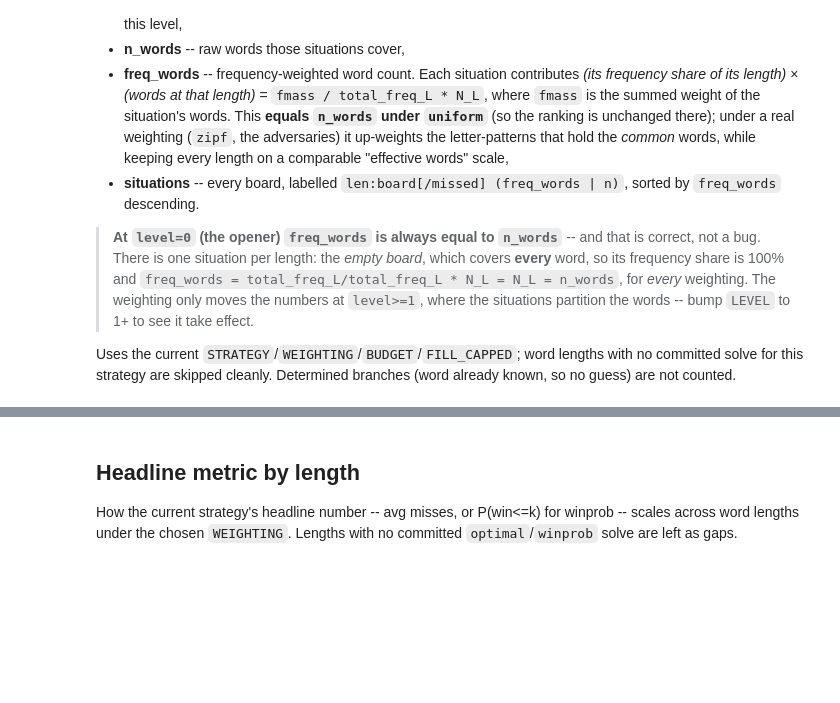
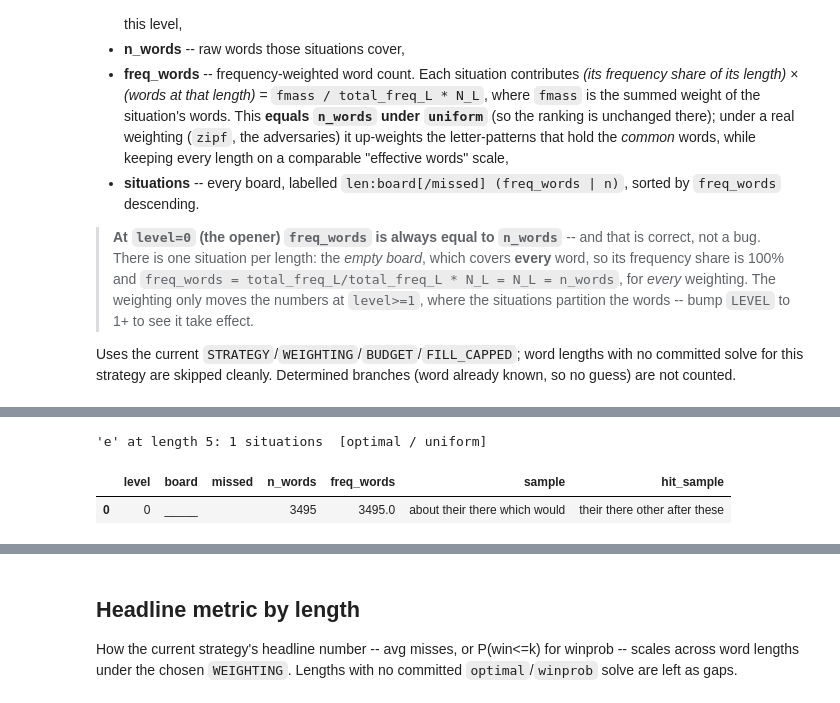
Before and after one commit to Ballpark-Figures/hangman, a Jupyter notebook: math/notebooks/strategy_explorer.ipynb, the cells around one changed output, grey strips where cells are left out. Saved outputs shown, nothing was run; the diff lists cells and outputs as text; code cells hidden in the pictures; blank space fills up the shorter version.

```diff
--- a/math/notebooks/strategy_explorer.ipynb
+++ b/math/notebooks/strategy_explorer.ipynb
@@ -406,0 +447,57 @@ with pd.option_context('display.max_colwidth', None):
+# %%
+LETTER   = 'e'       # <-- the guessed letter to locate
+WORD_LEN = LENGTH    # <-- word length (defaults to the LENGTH picked at the top)
+
+def guesses_of_letter(letter, length, *, strategy=STRATEGY, weighting=WEIGHTING,
+                      budget=BUDGET, fill_capped=FILL_CAPPED, max_level=40,
+                      verbose=True):
+    """Every situation at `length` where the strategy's next guess is `letter` and
+    the board has nonzero probability under the weighting, sorted by level (depth)
+    then freq_words (descending). Columns: level, board, missed, n_words,
+    freq_words (= fmass / total_freq_L * N_L, as in guesses_at_level), sample (any
+    candidates there), hit_sample (candidates that CONTAIN `letter` -- the words
+    this guess would reveal). Determined branches (no guess) and zero-frequency
+    boards are skipped. `verbose=False` silences the skip/empty notes (used by the
+    all-lengths sweep below)."""
+    letter = letter.lower()
+    cols = ['level', 'board', 'missed', 'n_words', 'freq_words', 'sample', 'hit_sample']
+    s = sview.make_strategy(strategy, length, weighting=weighting, budget=budget,
+                            fill_capped=fill_capped)
+    if not s.available:
+        if verbose:
+            print('not available:', s.note)
+        return pd.DataFrame(columns=cols)
+    total = float(s.word_freq().sum())
+    scale = (s.g.N / total) if total else 0.0          # freq share -> effective words
+    rows = []
+    for level in range(max_level + 1):
+        nodes = s.states_at_depth(level)
+        if not nodes:                                   # tree bottomed out
+            break
+        for st in nodes:
+            if st['determined'] or st['guess'] != letter or st['fmass'] == 0.0:
+                continue
+            missed = ''.join(st['missed'])
+            cand = s.state(st['board'], missed).get('candidates', [])
+            hit = [w for w in cand if letter in w]      # words this guess reveals
+            rows.append({'level': level, 'board': st['board'], 'missed': missed,
+                         'n_words': st['n'], 'freq_words': st['fmass'] * scale,
+                         'sample': ' '.join(st['sample'][:5]),
+                         'hit_sample': ' '.join(hit[:5])})
+    if not rows:
+        if verbose:
+            print(f'{letter!r} is never the next guess at a nonzero-probability board '
+                  f'(length {length}, {s.label})')
+        return pd.DataFrame(columns=cols)
+    return (pd.DataFrame(rows)
+              .sort_values(['level', 'freq_words'], ascending=[True, False])
+              .reset_index(drop=True))
+
+res = guesses_of_letter(LETTER, WORD_LEN)
+print(f'{LETTER!r} at length {WORD_LEN}: {len(res)} situations  [{STRATEGY} / {WEIGHTING}]')
+with pd.option_context('display.max_colwidth', None):
+    display(res)
+# %% [output]
+'e' at length 5: 1 situations  [optimal / uniform]
+|  | level | board | missed | n_words | freq_words | sample | hit_sample |
+| 0 | 0 | _____ |  | 3495 | 3495.0 | about their there which would | their there other after these |
```
Also changed, not shown: parts of 12 cells of this notebook.
